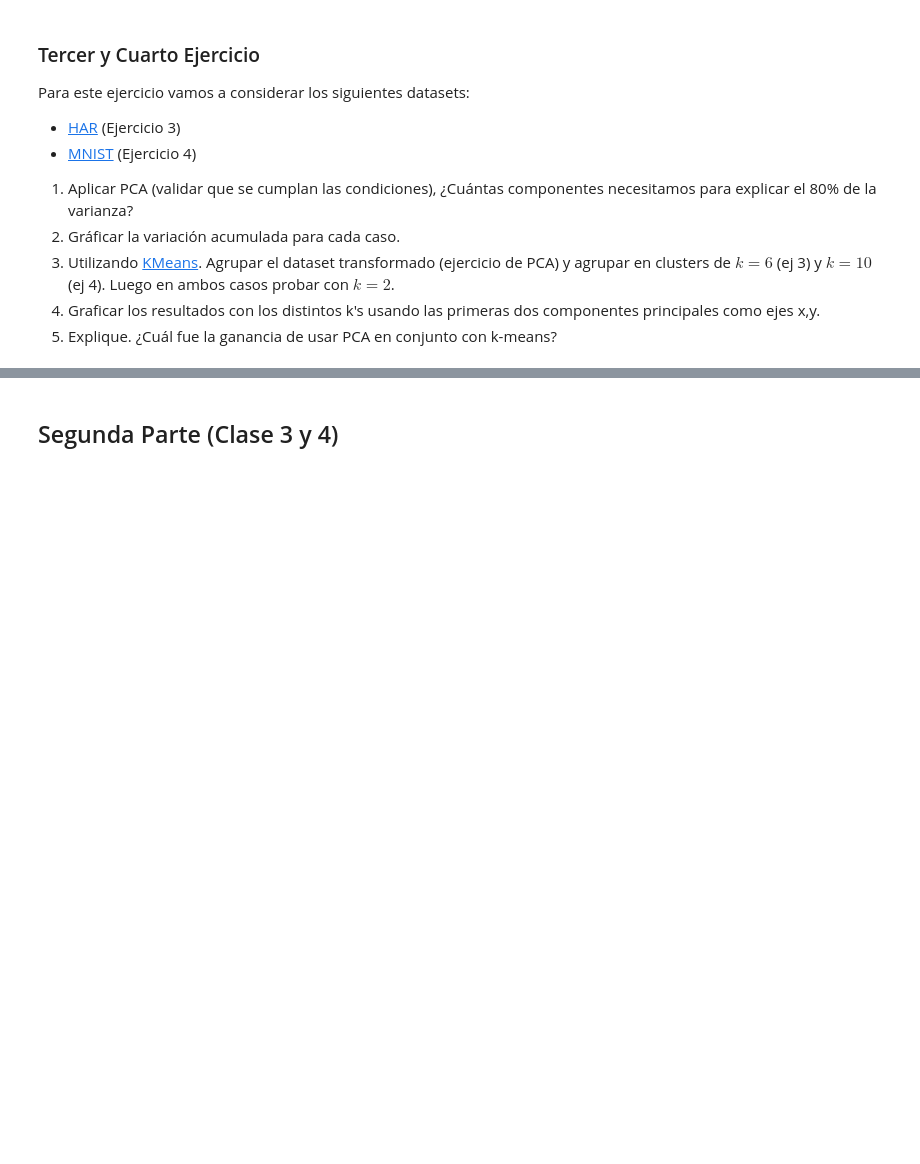
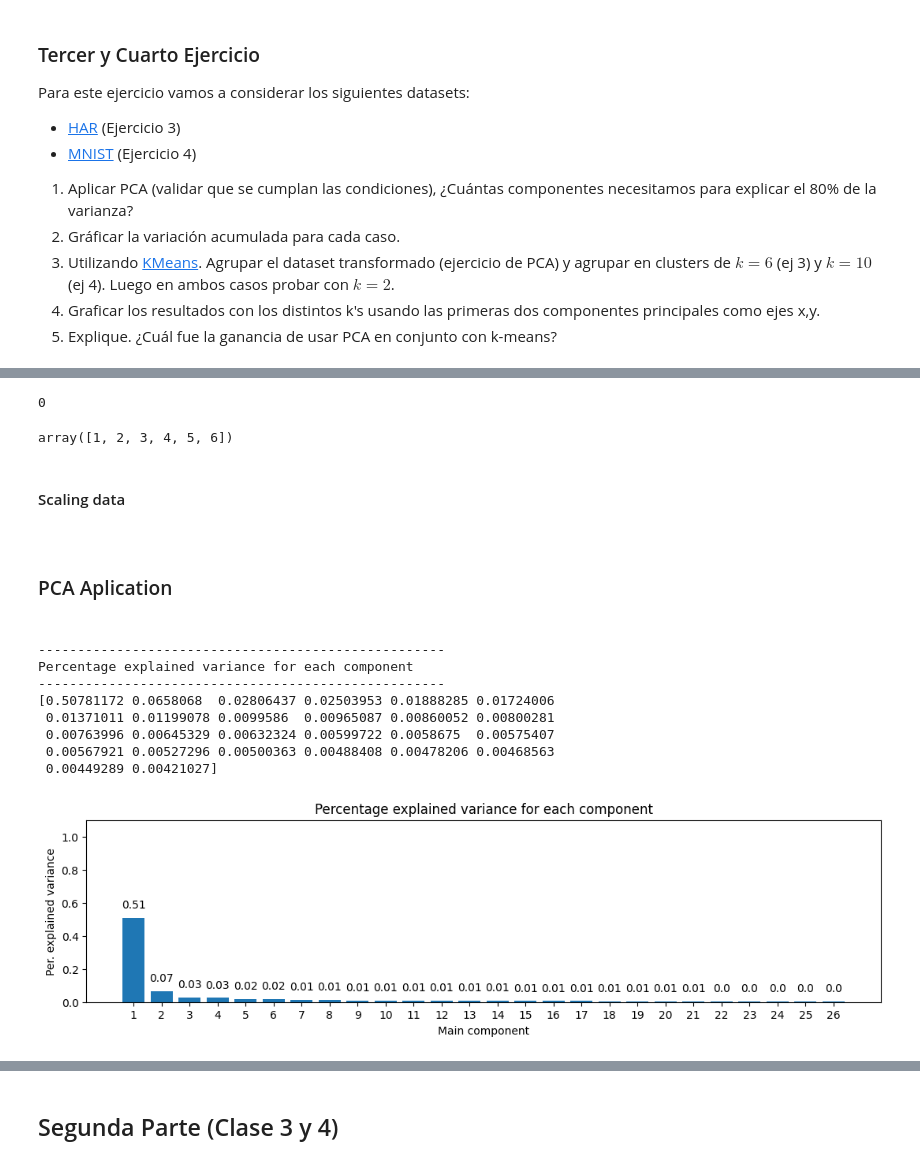
Before and after one commit to BenjaSar/IIA, a Jupyter notebook: tp_integrador.ipynb, the cells around one changed output, grey strips where cells are left out. Drawn from its saved outputs; the diff is of its cells as text; code cells hidden in the pictures; blank space fills up the shorter version.

```diff
--- a/tp_integrador.ipynb
+++ b/tp_integrador.ipynb
@@ -101,0 +116,3 @@ Para este ejercicio vamos a considerar los siguientes datasets:
+# %%
+X_train = np.loadtxt(os.path.join(PATH_DATASET, "X_train.txt"))
+y_train = np.loadtxt(os.path.join(PATH_DATASET, "y_train.txt")).astype(int)
@@ -101,0 +145,3 @@ Para este ejercicio vamos a considerar los siguientes datasets:
+# %%
+data = pd.DataFrame(data=X_train)
+display(data)
@@ -101,0 +176,64 @@ Para este ejercicio vamos a considerar los siguientes datasets:
+# %%
+#Check for NaN  under an entire Dataframe
+data_NaN =data.isnull().sum().sum()
+data_NaN
+# %% [output]
+0
+# %%
+# Number of unique class
+clases = np.unique(y_train)
+clases
+# %% [output]
+array([1, 2, 3, 4, 5, 6])
+# %% [markdown]
+<h4>Scaling data<h4>
+# %%
+# Standarization
+scaler = StandardScaler()
+X_scaled = scaler.fit_transform(X_train)
+# %% [markdown]
+<h3>PCA Aplication<h3>
+# %%
+RANDOM_STATE=17
+pca = PCA(n_components=0.8, random_state=RANDOM_STATE).fit(X_scaled)
+X_pca = pca.transform(X_scaled)
+# %%
+#Based in https://www.cienciadedatos.net/documentos/py19-pca-python.html
+# Percentage explained variance for each component
+# ==============================================================================
+print('----------------------------------------------------')
+print('Percentage explained variance for each component')
+print('----------------------------------------------------')
+print(pca.explained_variance_ratio_)
+
+fig, ax = plt.subplots(nrows=1, ncols=1, figsize=(13, 3))
+ax.bar(
+    x      = np.arange(pca.n_components_) + 1,
+    height = pca.explained_variance_ratio_
+)
+
+for x, y in zip(np.arange(len(data.columns)) + 1, pca.explained_variance_ratio_):
+    label = round(y, 2)
+    ax.annotate(
+        label,
+        (x,y),
+        textcoords="offset points",
+        xytext=(0,9),
+        ha='center'
+    )
+
+ax.set_xticks(np.arange(pca.n_components_) + 1)
+ax.set_ylim(0, 1.1)
+ax.set_title('Percentage explained variance for each component')
+ax.set_xlabel('Main component')
+ax.set_ylabel('Per. explained variance');
+# %% [output]
+----------------------------------------------------
+Percentage explained variance for each component
+----------------------------------------------------
+[0.50781172 0.0658068  0.02806437 0.02503953 0.01888285 0.01724006
+ 0.01371011 0.01199078 0.0099586  0.00965087 0.00860052 0.00800281
+ 0.00763996 0.00645329 0.00632324 0.00599722 0.0058675  0.00575407
+ 0.00567921 0.00527296 0.00500363 0.00488408 0.00478206 0.00468563
+ 0.00449289 0.00421027]
+[figure, added]
```
Also changed, not shown: parts of 36 cells of this notebook.
